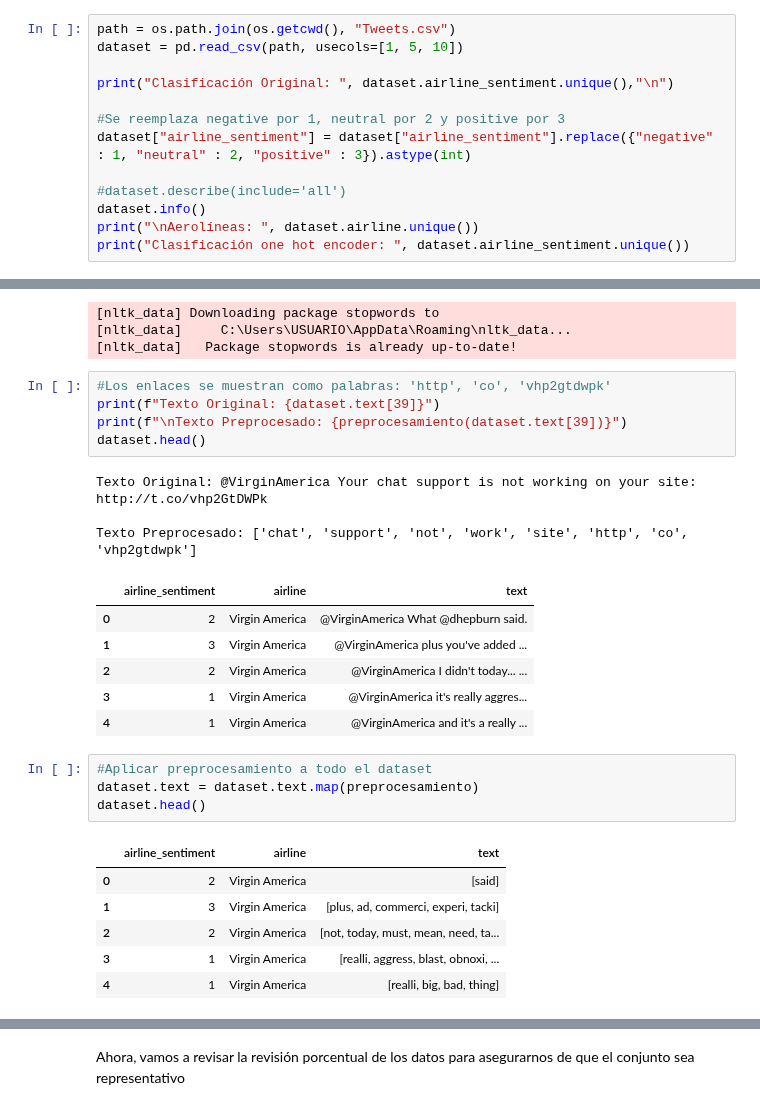
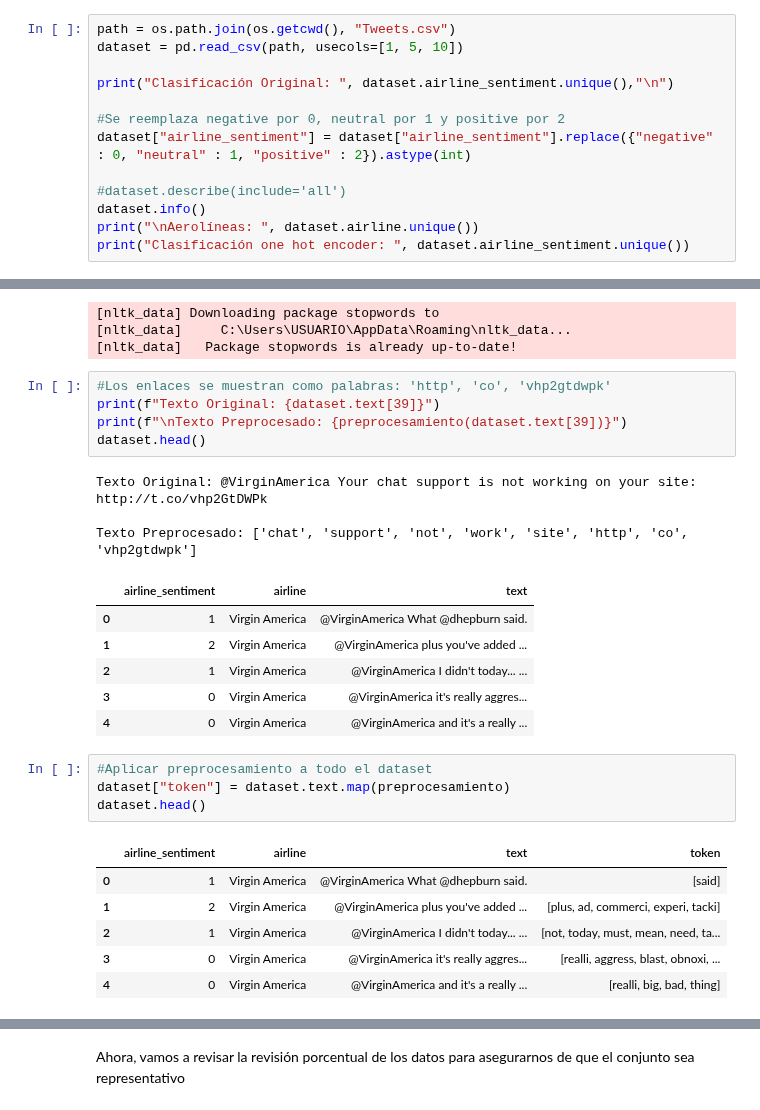
Before and after one commit to AngieJoya99/Proyecto-RN, a Jupyter notebook: Entrega1.ipynb, the cells around one changed output, grey strips where cells are left out. Drawn from its saved outputs; the diff is of its cells as text.

```diff
--- a/Entrega1.ipynb
+++ b/Entrega1.ipynb
@@ -41,8 +42,8 @@ dataset = pd.read_csv(path, usecols=[1, 5, 10])
 
 print("Clasificación Original: ", dataset.airline_sentiment.unique(),"\n")
 
-#Se reemplaza negative por 1, neutral por 2 y positive por 3
-dataset["airline_sentiment"] = dataset["airline_sentiment"].replace({"negative" : 1, "neutral" : 2, "positive" : 3}).astype(int)
+#Se reemplaza negative por 0, neutral por 1 y positive por 2
+dataset["airline_sentiment"] = dataset["airline_sentiment"].replace({"negative" : 0, "neutral" : 1, "positive" : 2}).astype(int)
 
 #dataset.describe(include='all')
 dataset.info()
@@ -149,21 +150,21 @@ Texto Original: @VirginAmerica Your chat support is not working on your site: ht
 
 Texto Preprocesado: ['chat', 'support', 'not', 'work', 'site', 'http', 'co', 'vhp2gtdwpk']
 |  | airline_sentiment | airline | text |
-| 0 | 2 | Virgin America | @VirginAmerica What @dhepburn said. |
-| 1 | 3 | Virgin America | @VirginAmerica plus you've added ... |
-| 2 | 2 | Virgin America | @VirginAmerica I didn't today... ... |
-| 3 | 1 | Virgin America | @VirginAmerica it's really aggres... |
-| 4 | 1 | Virgin America | @VirginAmerica and it's a really ... |
+| 0 | 1 | Virgin America | @VirginAmerica What @dhepburn said. |
+| 1 | 2 | Virgin America | @VirginAmerica plus you've added ... |
+| 2 | 1 | Virgin America | @VirginAmerica I didn't today... ... |
+| 3 | 0 | Virgin America | @VirginAmerica it's really aggres... |
+| 4 | 0 | Virgin America | @VirginAmerica and it's a really ... |
 # %%
 #Aplicar preprocesamiento a todo el dataset
-dataset.text = dataset.text.map(preprocesamiento)
+dataset["token"] = dataset.text.map(preprocesamiento)
 dataset.head()
 # %% [output]
-|  | airline_sentiment | airline | text |
-| 0 | 2 | Virgin America | [said] |
-| 1 | 3 | Virgin America | [plus, ad, commerci, experi, tacki] |
-| 2 | 2 | Virgin America | [not, today, must, mean, need, ta... |
-| 3 | 1 | Virgin America | [realli, aggress, blast, obnoxi, ... |
-| 4 | 1 | Virgin America | [realli, big, bad, thing] |
+|  | airline_sentiment | airline | text | token |
+| 0 | 1 | Virgin America | @VirginAmerica What @dhepburn said. | [said] |
+| 1 | 2 | Virgin America | @VirginAmerica plus you've added ... | [plus, ad, commerci, experi, tacki] |
+| 2 | 1 | Virgin America | @VirginAmerica I didn't today... ... | [not, today, must, mean, need, ta... |
+| 3 | 0 | Virgin America | @VirginAmerica it's really aggres... | [realli, aggress, blast, obnoxi, ... |
+| 4 | 0 | Virgin America | @VirginAmerica and it's a really ... | [realli, big, bad, thing] |
 # %%
 vectorizador = TfidfVectorizer(analyzer=lambda x: x)
```
Also changed, not shown: parts of 13 cells of this notebook, 1 other file.
